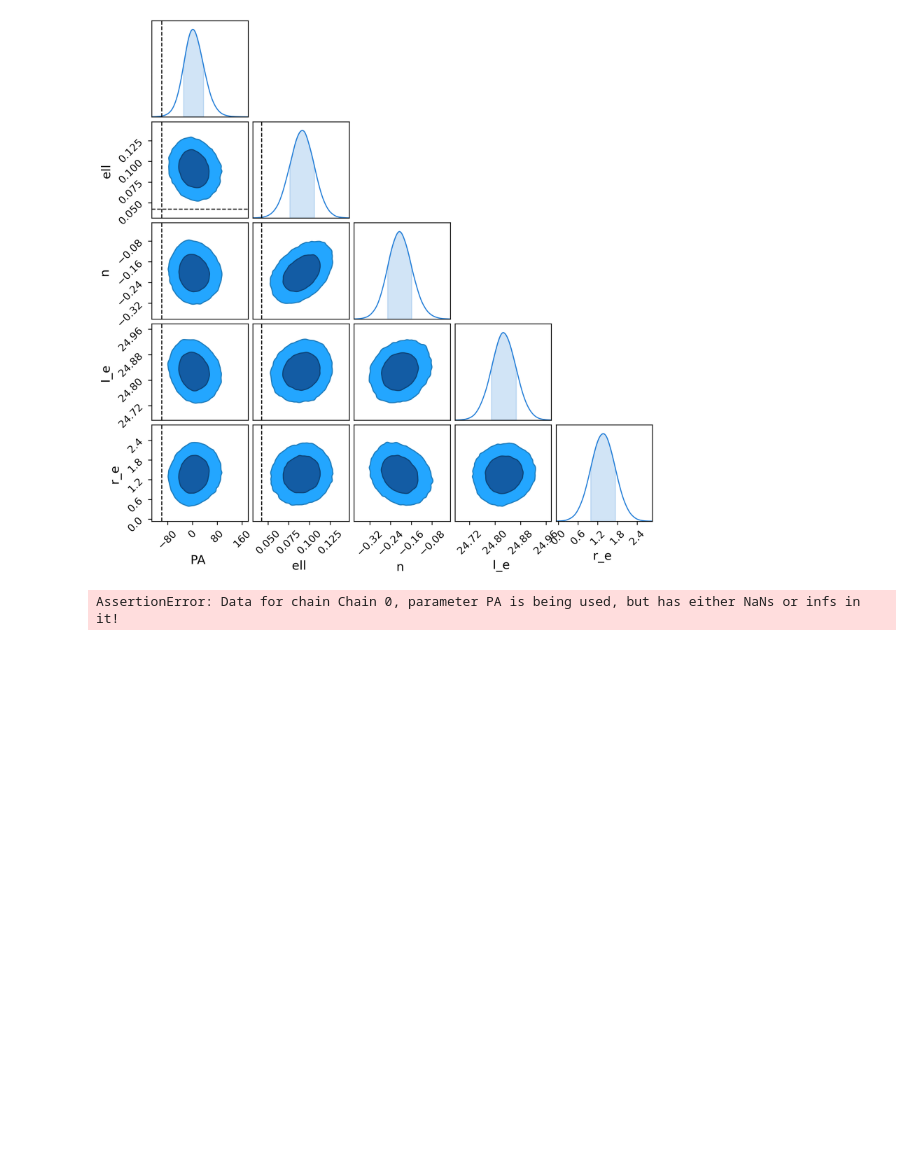
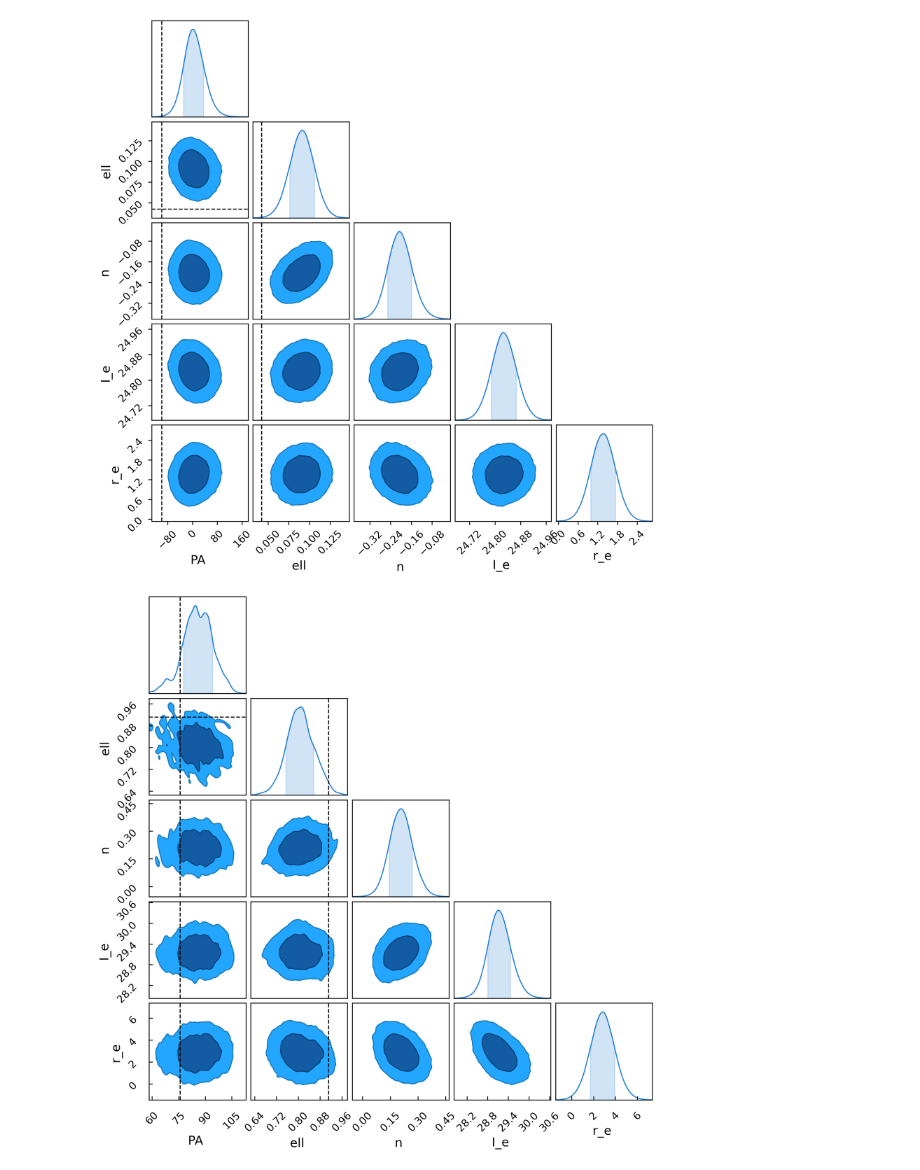
Before and after one commit to dtanoglidis/BNN_Adaptation, a Jupyter notebook: notebooks/no inference BNN .ipynb, the cells around one changed output. Saved outputs shown, nothing was run; the diff lists cells and outputs as text; code cells hidden in the pictures; blank space fills up the shorter version.

Commit message:
fresh plots

```diff
--- a/notebooks/no inference BNN .ipynb
+++ b/notebooks/no inference BNN .ipynb
@@ -46,7 +50,8 @@ gaussian_bnn_motherpath = '../../data_stash/out_data/WC_plot_dataset/gaussian/'
 # %%
 def plot_one_chain(sample, y_keep, saved_name: str, num:int):
+    # calibration plot of bnn with test set from same distribution as training set
     c = ChainConsumer()
-    c.add_chain(sample[num],parameters=["PA", "ell", "n", "I_e", "r_e"])
+    c.add_chain(sample[num],parameters=["PA", "ell", "n", "I_e", "r_e"], name=saved_name)
     fig = c.plotter.plot(figsize=(8,8), truth=y_keep[num], filename=f"no_inference_plots/one_chain_{saved_name}_{num}")
 # %%
 # def plot_two_chains(target, num:int):
@@ -102,6 +77 @@ reimport
-# %%
-inv_uniform_samples, uniform_y_keep = jl.load('no_inference_samples/uniform_samples.jl')
-inv_gaussian_samples, gaussian_y_keep = jl.load('no_inference_samples/gaussian_samples.jl')
-inv_uniform_against_gaussian, uniform_v_gaussian_y_keep = jl.load('no_inference_samples/uniform_samples_on_gaussian.jl')
-inv_gaussian_against_uniform, gaussian_v_uniform_y_keep = jl.load('no_inference_samples/gaussian_samples_on_uniform.jl')
 # %% [markdown]
@@ -124 +93,5 @@ inv_gaussian_against_uniform, gaussian_v_uniform_y_keep = jl.load('no_inference_
+# %%
+inverted_uniform_samples, uniform_y_keep = jl.load('no_inference_samples/uniform_samples.jl')
+inverted_uniform_on_gaussian, uniform_on_gaussian_y_keep = jl.load('no_inference_samples/uniform_samples_on_gaussian.jl')
+inverted_uniform_on_ood, uniform_on_ood_y_keep = jl.load('no_inference_samples/uniform_samples_on_ood.jl')
 # %%
@@ -131,8 +104,3 @@ plot_one_chain(inv_uniform_against_gaussian, uniform_v_gaussian_y_keep, 'uniform
 Image(filename='no_inference_plots/one_chain_uniform_gaussian_100.png')
 # %% [output]
 [figure]
-# %%
-plot_one_chain(inv_gaussian_samples, gaussian_y_keep, 'gaussian_gaussian', 1)
-Image(filename='no_inference_plots/one_chain_gaussian_gaussian_1.png')
-# %% [output]
-AssertionError: Data for chain Chain 0, parameter PA is being used, but has either NaNs or infs in it!
@@ -140,0 +107,5 @@ inv_gaussian_samples[inv_gaussian_samples!=None]
+# %%
+plot_one_chain(inverted_uniform_on_ood, uniform_on_ood_y_keep, 'uniform_ood', 100)
+Image(filename='no_inference_plots/one_chain_uniform_ood_100.png')
+# %% [output]
+[figure, added]
```
Also changed, not shown: parts of 32 cells of this notebook, 5 other files.
